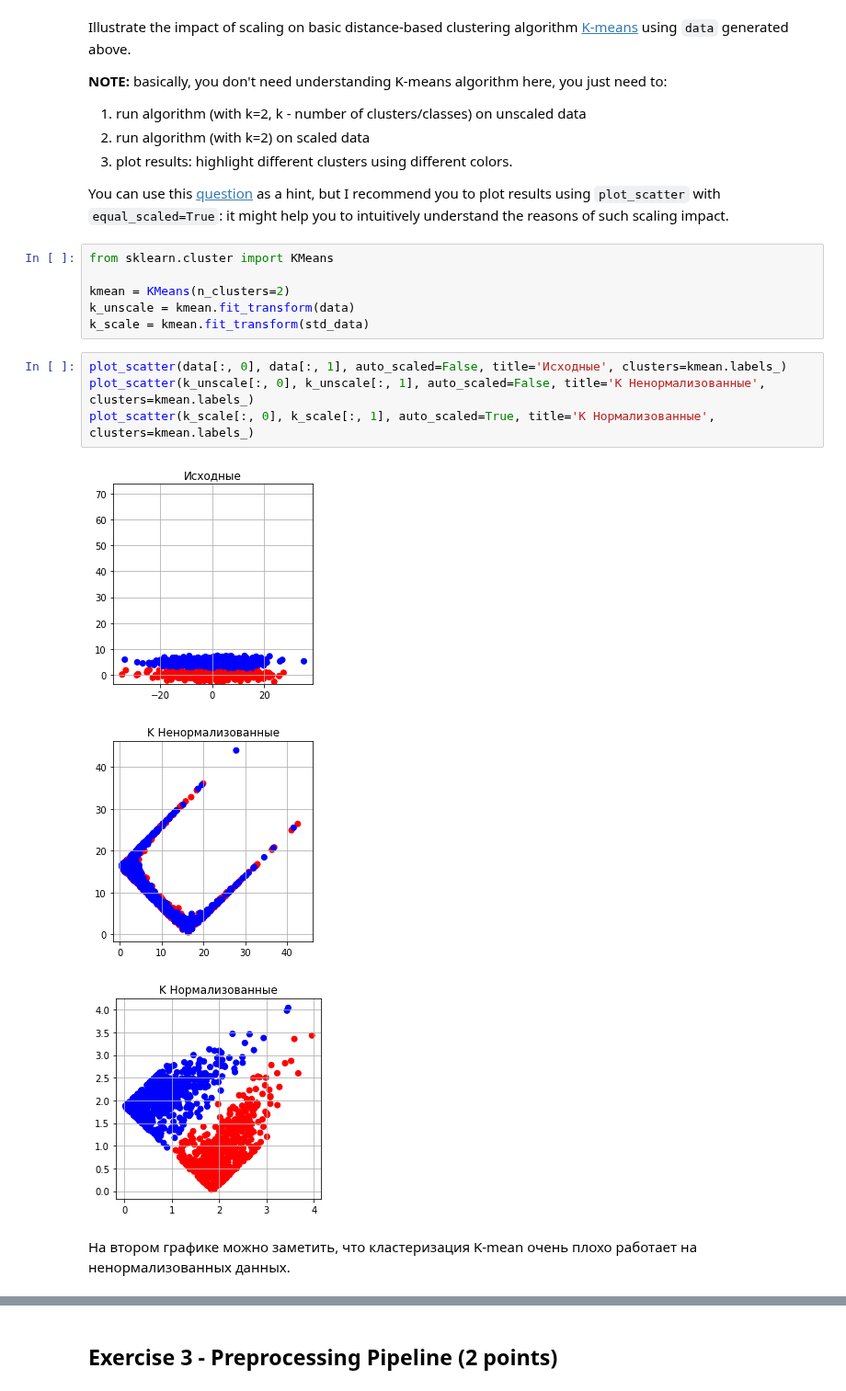
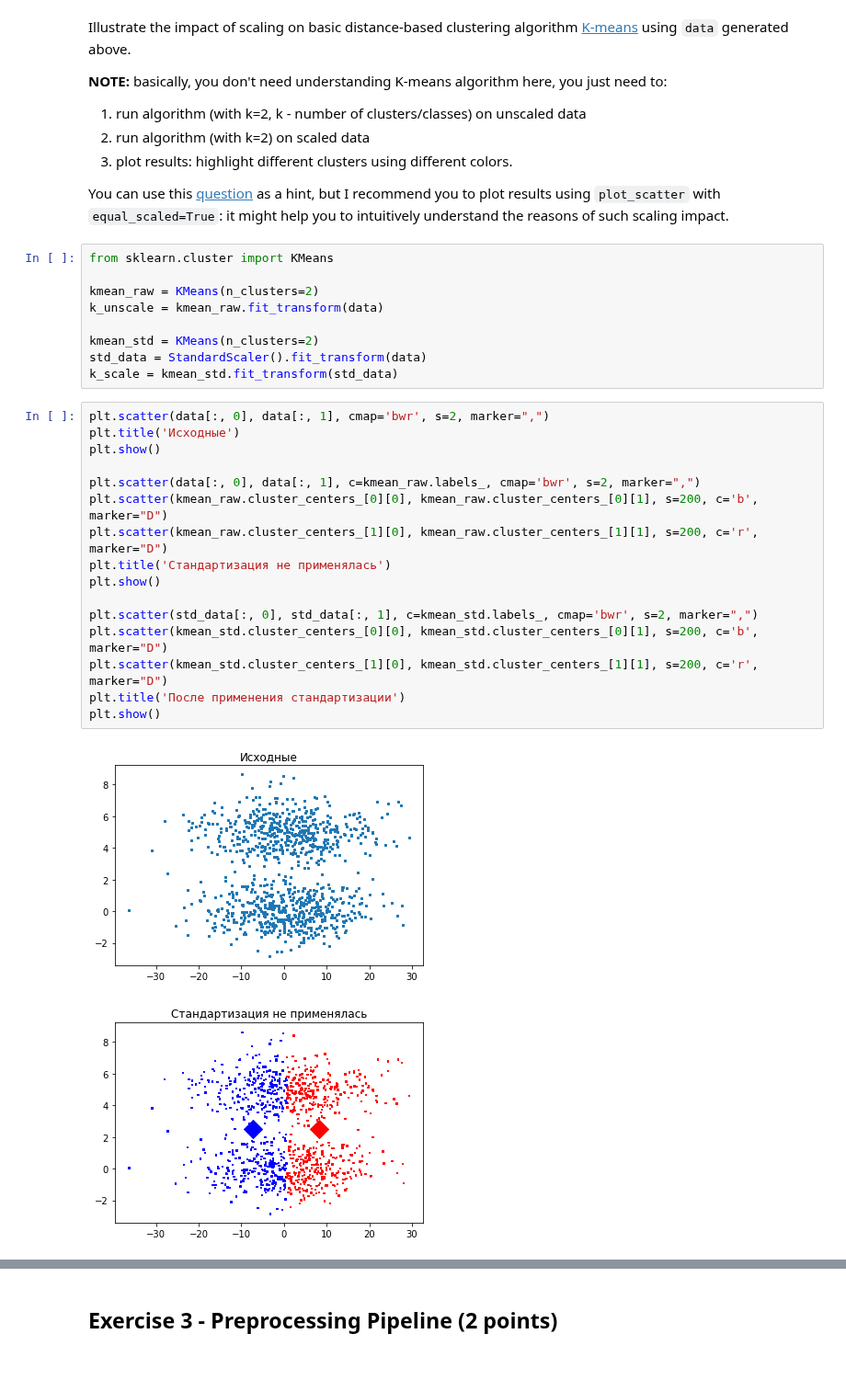
Before and after one commit to githubjeka/ml-intro, a Jupyter notebook: homework.ipynb, the cells around one changed output, grey strips where cells are left out. Shown at 92% size. Saved outputs shown, nothing was run; the diff lists cells and outputs as text; blank space fills up the shorter version.

```diff
--- a/homework.ipynb
+++ b/homework.ipynb
@@ -309,16 +309,28 @@ You can use this [question](https://stats.stackexchange.com/questions/89809/is-i
 # %%
 from sklearn.cluster import KMeans
 
-kmean = KMeans(n_clusters=2)
-k_unscale = kmean.fit_transform(data)
-k_scale = kmean.fit_transform(std_data)
+kmean_raw = KMeans(n_clusters=2)
+k_unscale = kmean_raw.fit_transform(data)
+
+kmean_std = KMeans(n_clusters=2)
+std_data = StandardScaler().fit_transform(data)
+k_scale = kmean_std.fit_transform(std_data)
-# %%
-plot_scatter(data[:, 0], data[:, 1], auto_scaled=False, title='Исходные', clusters=kmean.labels_)
-plot_scatter(k_unscale[:, 0], k_unscale[:, 1], auto_scaled=False, title='K Ненормализованные', clusters=kmean.labels_)
-plot_scatter(k_scale[:, 0], k_scale[:, 1], auto_scaled=True, title='K Нормализованные', clusters=kmean.labels_)
-# %% [output]
-[figure, removed]
-[figure, removed]
-[figure, removed]
-# %% [markdown]
-На втором графике можно заметить, что кластеризация K-mean очень плохо работает на ненормализованных данных.
+# %%
+plt.scatter(data[:, 0], data[:, 1], cmap='bwr', s=2, marker=",")
+plt.title('Исходные')
+plt.show()
+
+plt.scatter(data[:, 0], data[:, 1], c=kmean_raw.labels_, cmap='bwr', s=2, marker=",")
+plt.scatter(kmean_raw.cluster_centers_[0][0], kmean_raw.cluster_centers_[0][1], s=200, c='b', marker="D")
+plt.scatter(kmean_raw.cluster_centers_[1][0], kmean_raw.cluster_centers_[1][1], s=200, c='r', marker="D")
+plt.title('Стандартизация не применялась')
+plt.show()
+
+plt.scatter(std_data[:, 0], std_data[:, 1], c=kmean_std.labels_, cmap='bwr', s=2, marker=",")
+plt.scatter(kmean_std.cluster_centers_[0][0], kmean_std.cluster_centers_[0][1], s=200, c='b', marker="D")
+plt.scatter(kmean_std.cluster_centers_[1][0], kmean_std.cluster_centers_[1][1], s=200, c='r', marker="D")
+plt.title('После применения стандартизации')
+plt.show()
+# %% [output]
+[figure, added]
+[figure, added]
```
Also changed, not shown: parts of 13 cells of this notebook.
